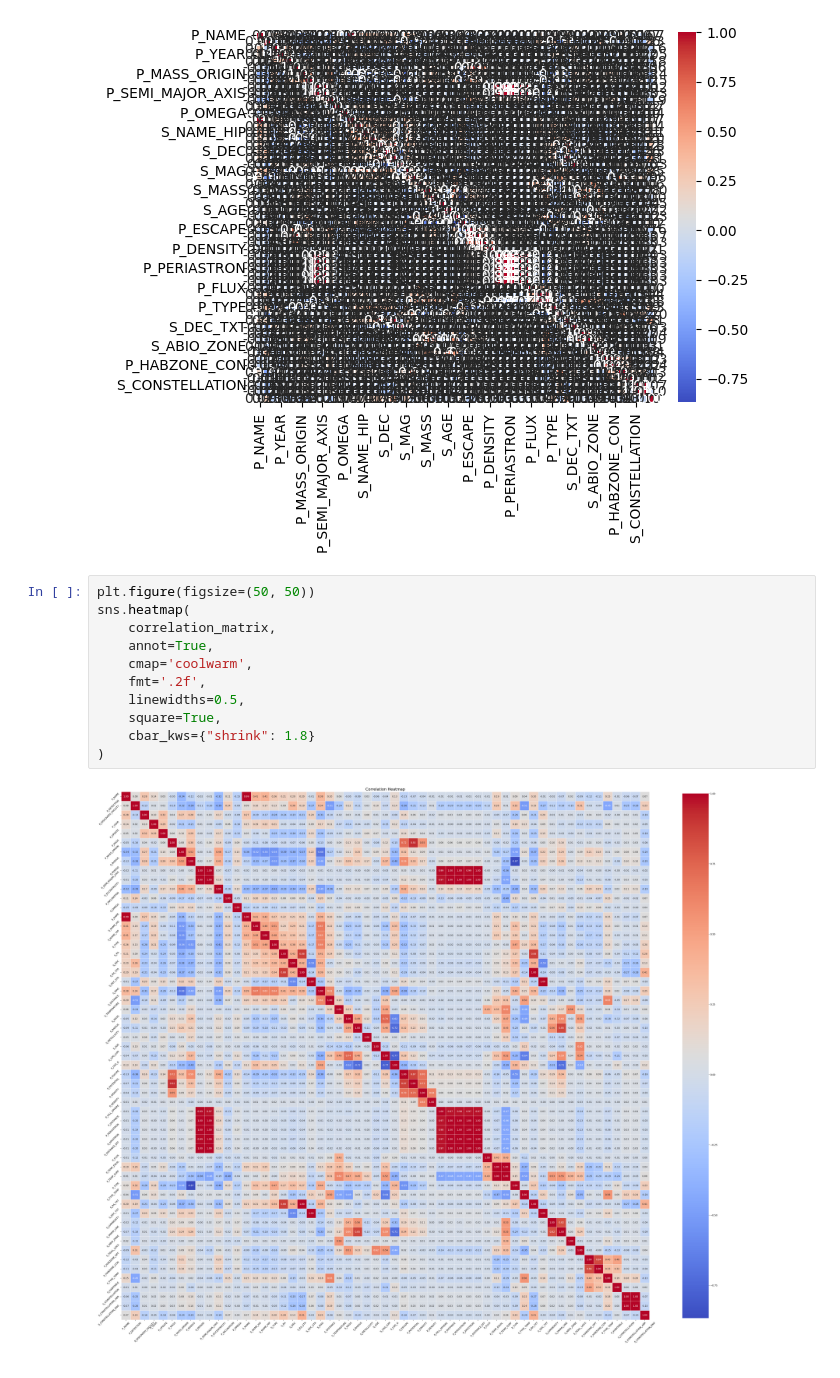
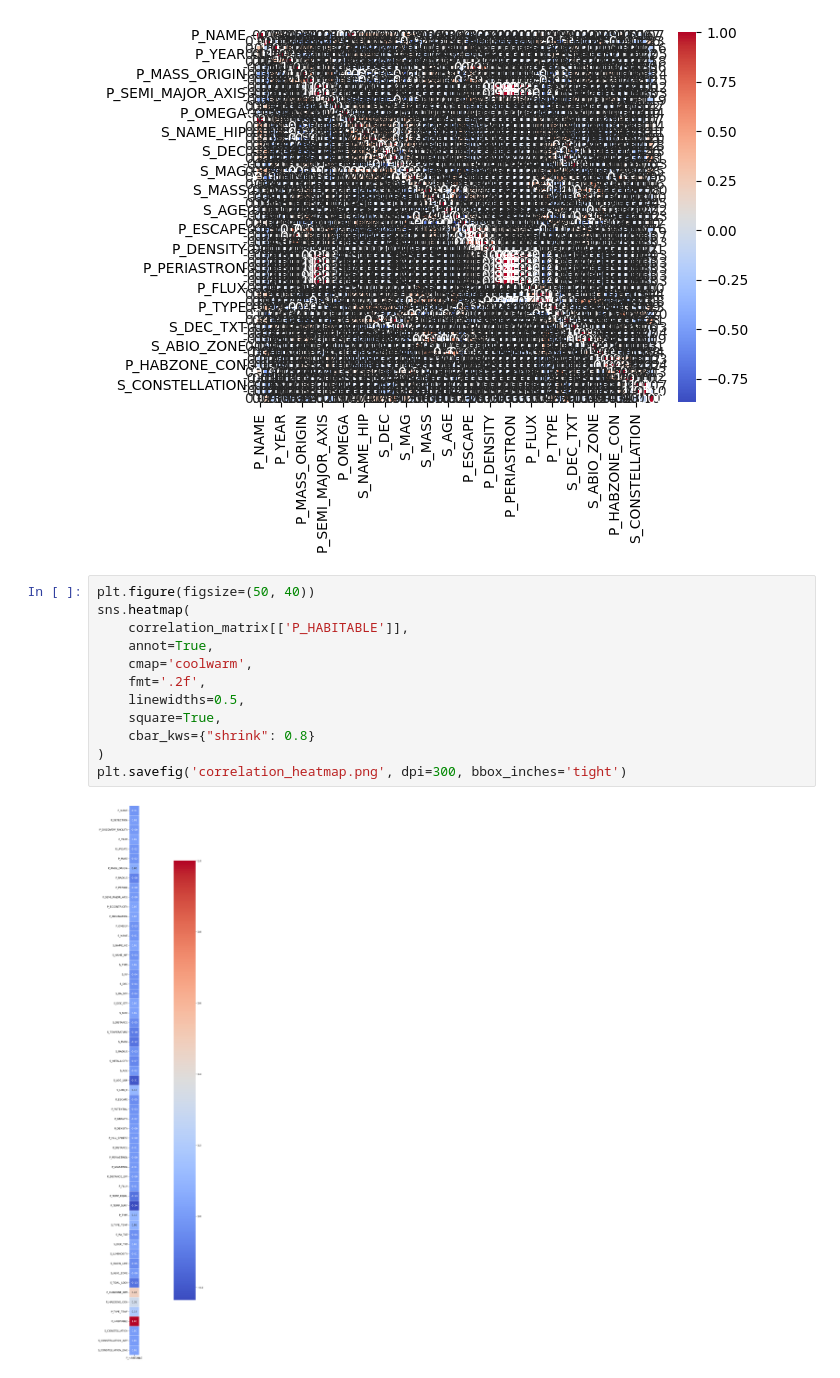
Before and after one commit to isatyamks/iitbhu_stellar, a Jupyter notebook: models/modelV2.ipynb, the cells around one changed output. Cells and saved outputs as stored; diff of their text form.

```diff
--- a/models/modelV2.ipynb
+++ b/models/modelV2.ipynb
@@ -75,15 +75,16 @@ plt.show()
 # %% [output]
 [figure]
 # %%
-plt.figure(figsize=(50, 50))
+plt.figure(figsize=(50, 40))
 sns.heatmap(
-    correlation_matrix,
+    correlation_matrix[['P_HABITABLE']],
     annot=True,
     cmap='coolwarm',
     fmt='.2f',
     linewidths=0.5,
     square=True,
-    cbar_kws={"shrink": 1.8}
+    cbar_kws={"shrink": 0.8}
 )
+plt.savefig('correlation_heatmap.png', dpi=300, bbox_inches='tight')
 # %% [output]
-[figure, old version]
+[figure, new version]
```
Also changed, not shown: parts of 1 cell of this notebook.
